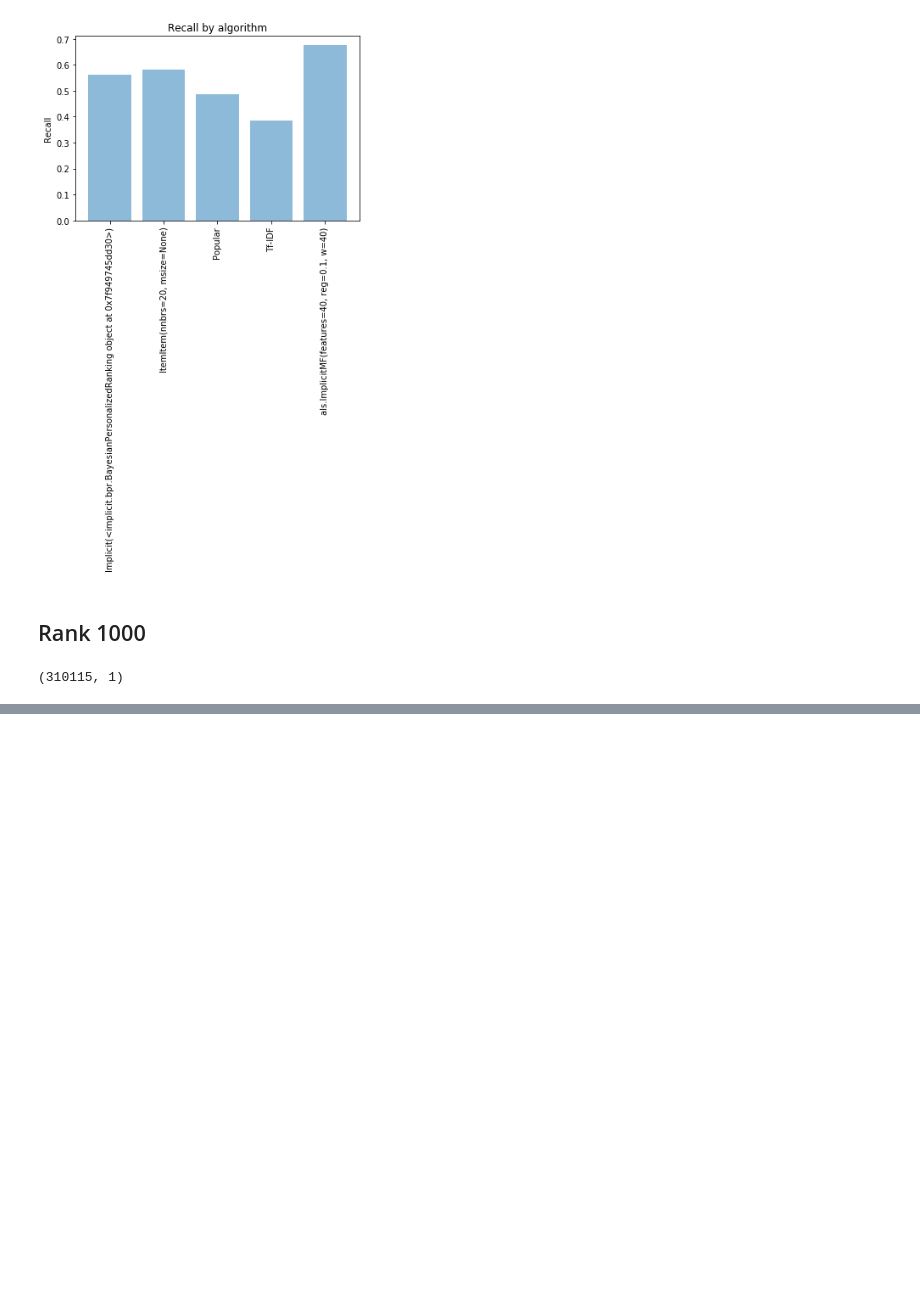
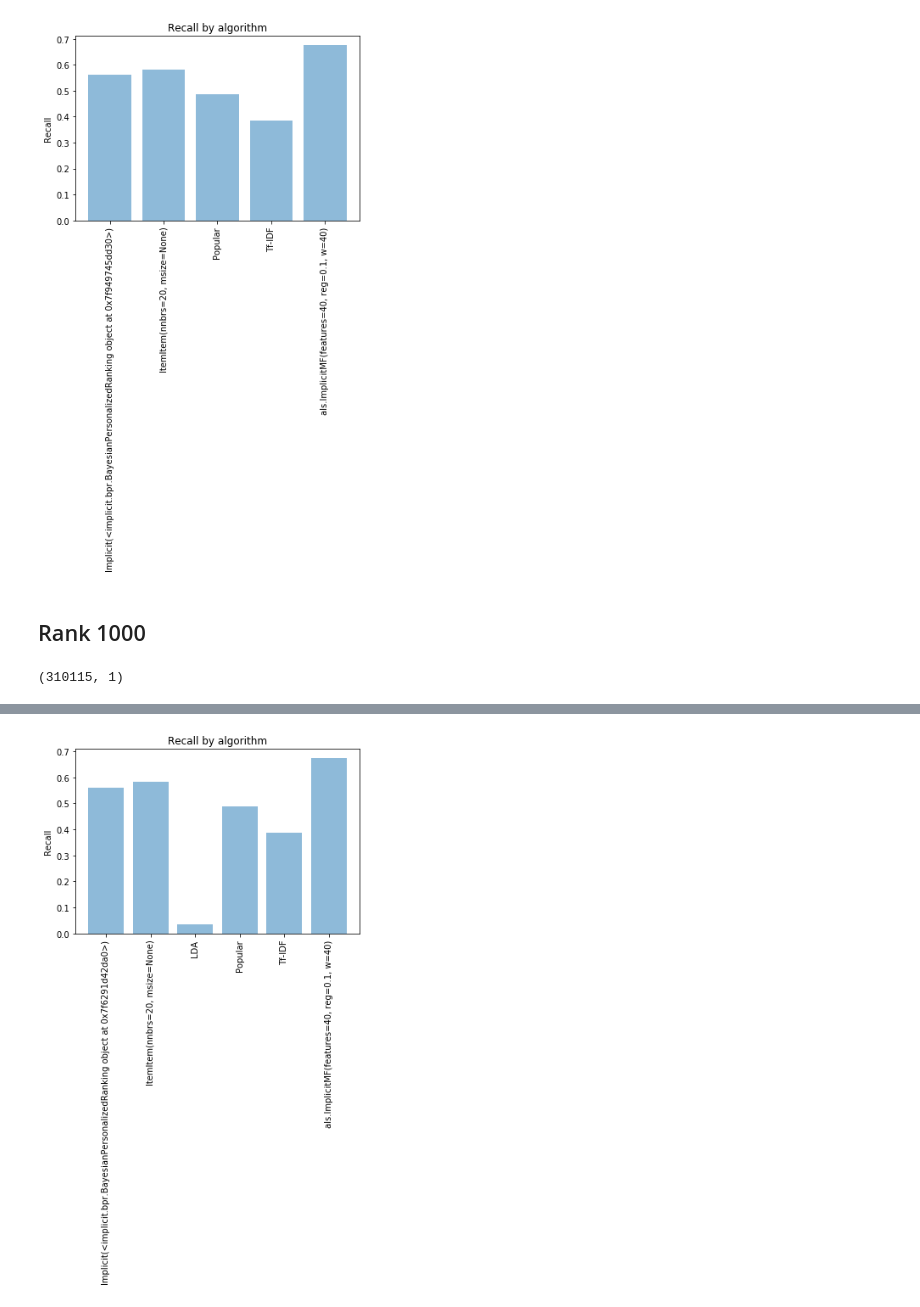
Before and after one commit to amprova/WE_research, a Jupyter notebook: tf_idf_all_users.ipynb, the cells around one changed output, grey strips where cells are left out. Cells and saved outputs as stored; diff of their text form; code cells hidden in the pictures; blank space fills up the shorter version.

```diff
--- a/tf_idf_all_users.ipynb
+++ b/tf_idf_all_users.ipynb
@@ -439,0 +474,4 @@ plt.show()
+# %%
+Recall_user_LDA = pd.read_parquet('results/steam/all_algo_sample_user/Recall_algoname.parquet')
+Recall_LDA = result_By_algo(Recall_user_LDA, 'recall')
+Recall_LDA
@@ -439,0 +486,17 @@ plt.show()
+# %%
+import numpy as np
+import matplotlib.pyplot as plt
+
+X = Recall_LDA['AlgoStr']
+Y = Recall_LDA['recall']
+
+
+plt.bar(X,Y, align='center', alpha=0.5)
+plt.xlabel = ('Algorithm')
+plt.xticks(rotation=90)
+plt.ylabel('Recall')
+plt.title('Recall by algorithm')
+
+plt.show()
+# %% [output]
+[figure, added]
```
Also changed, not shown: parts of 6 cells of this notebook, 3 other files.
